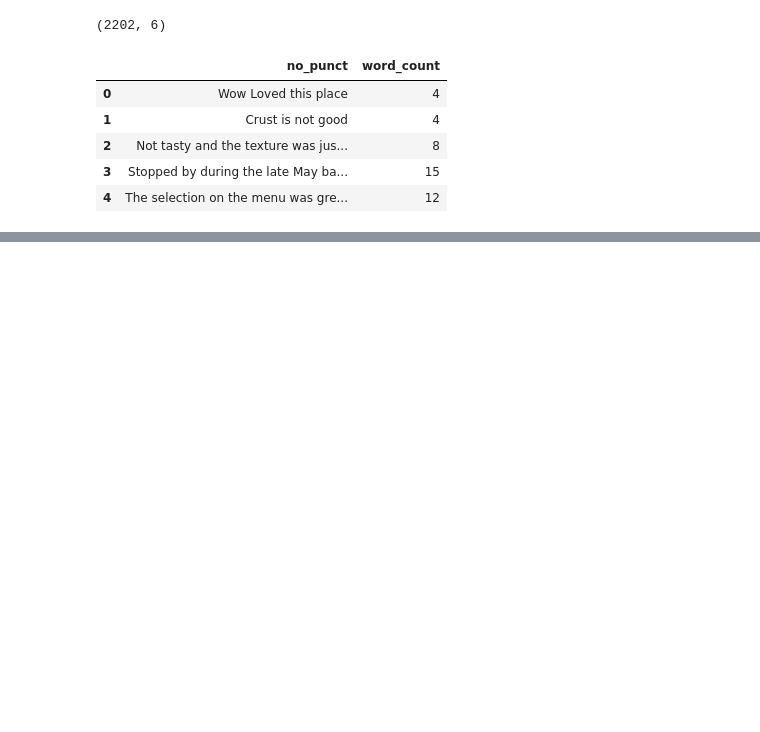
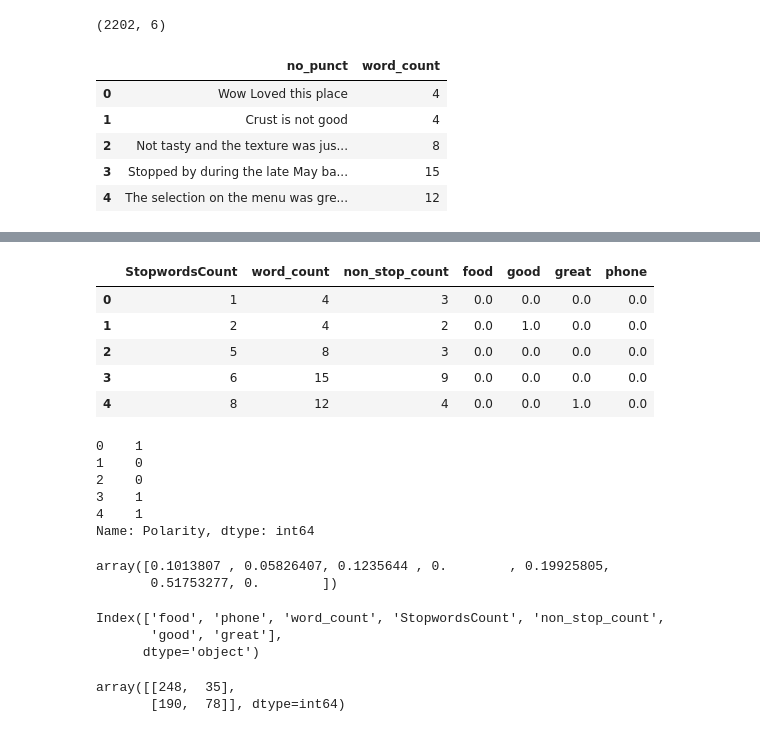
Before and after one commit to JohnRMcK/Sentiment-Analysis-Test, a Jupyter notebook: Big Data individual .ipynb, the cells around one changed output, grey strips where cells are left out. Cells and saved outputs as stored; diff of their text form; code cells hidden in the pictures; blank space fills up the shorter version.

```diff
--- a/Big Data individual .ipynb
+++ b/Big Data individual .ipynb
@@ -242,0 +166,18 @@ print(z.toarray())
+# %%
+X.head(5)
+# %% [output]
+|  | StopwordsCount | word_count | non_stop_count | food | good | great | phone |
+| 0 | 1 | 4 | 3 | 0.0 | 0.0 | 0.0 | 0.0 |
+| 1 | 2 | 4 | 2 | 0.0 | 1.0 | 0.0 | 0.0 |
+| 2 | 5 | 8 | 3 | 0.0 | 0.0 | 0.0 | 0.0 |
+| 3 | 6 | 15 | 9 | 0.0 | 0.0 | 0.0 | 0.0 |
+| 4 | 8 | 12 | 4 | 0.0 | 0.0 | 1.0 | 0.0 |
+# %%
+y.head(5)
+# %% [output]
+0    1
+1    0
+2    0
+3    1
+4    1
+Name: Polarity, dtype: int64
@@ -242,0 +193,22 @@ print(z.toarray())
+# %%
+clf.feature_importances_
+# %% [output]
+array([0.1013807 , 0.05826407, 0.1235644 , 0.        , 0.19925805,
+       0.51753277, 0.        ])
+# %%
+imp = clf.tree_.compute_feature_importances(normalize=False)
+ind = sorted(range(len(imp)), key=lambda i: imp[i])[-15:]
+
+imp[ind]
+feature_names[ind]
+# %% [output]
+Index(['food', 'phone', 'word_count', 'StopwordsCount', 'non_stop_count',
+       'good', 'great'],
+      dtype='object')
+# %%
+from sklearn.metrics import confusion_matrix
+
+confusion_matrix(y_test, y_pred_dt)
+# %% [output]
+array([[248,  35],
+       [190,  78]], dtype=int64)
```
Also changed, not shown: parts of 31 cells of this notebook.
